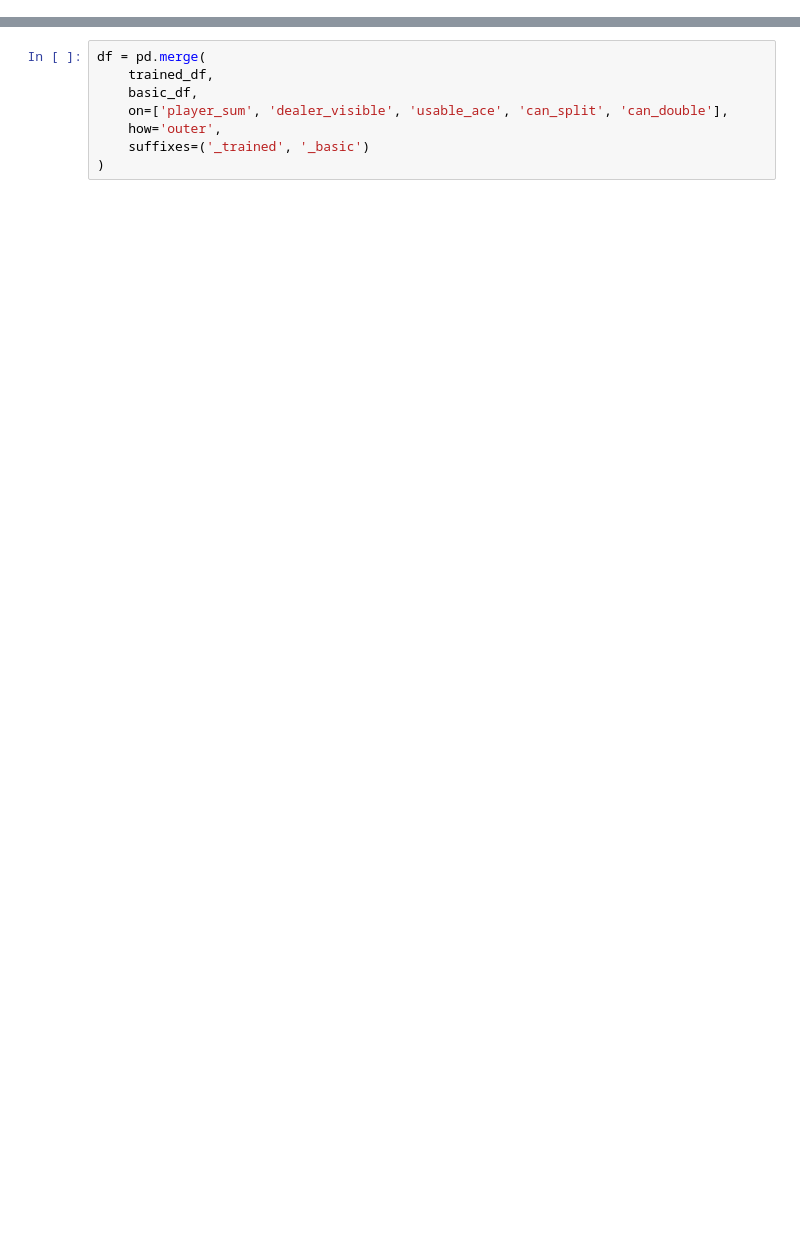
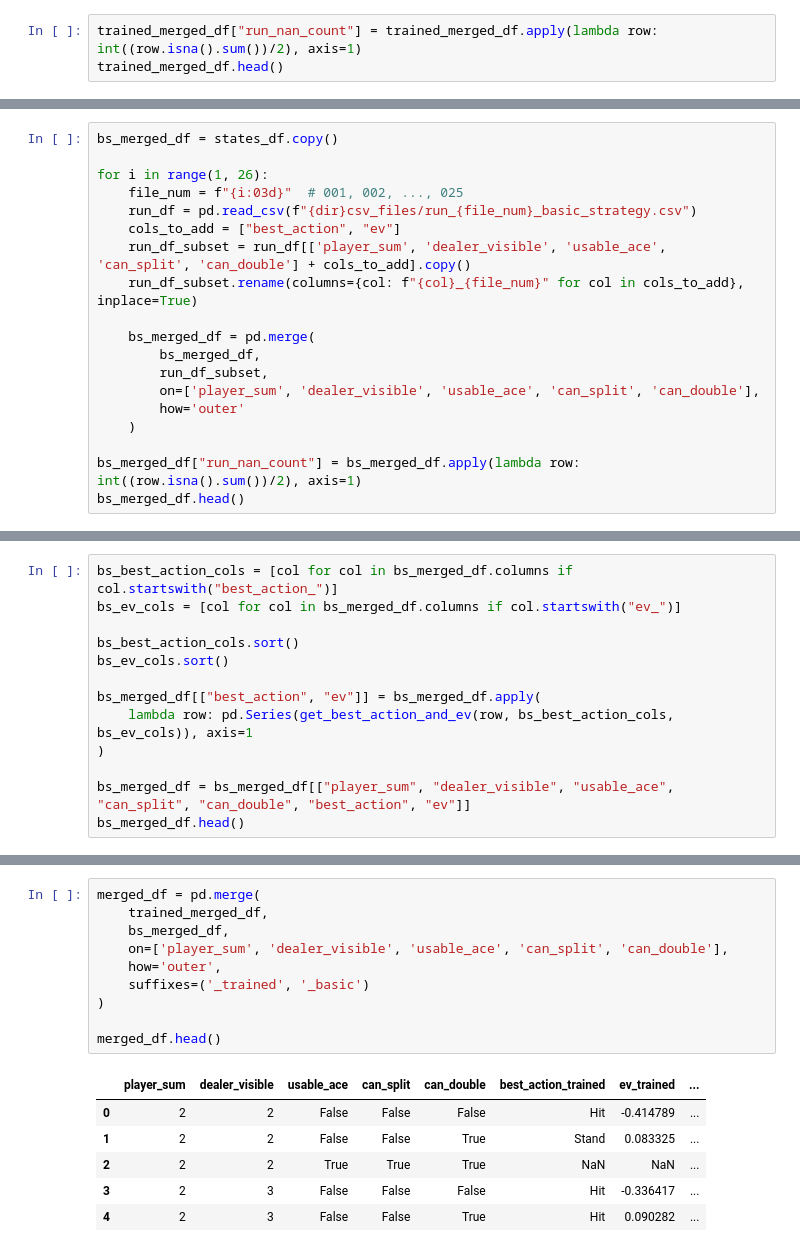
Before and after one commit to BorgXQ/blackjack-optimizer, a Jupyter notebook: analysis.ipynb, the cells around one changed output, grey strips where cells are left out. Saved outputs shown, nothing was run; the diff lists cells and outputs as text; blank space fills up the shorter version.

```diff
--- a/analysis.ipynb
+++ b/analysis.ipynb
@@ -23,0 +137,3 @@ basic_df.head(5)
+# %%
+trained_merged_df["run_nan_count"] = trained_merged_df.apply(lambda row: int((row.isna().sum())/2), axis=1)
+trained_merged_df.head()
@@ -23,0 +212,19 @@ basic_df.head(5)
+# %%
+bs_merged_df = states_df.copy()
+
+for i in range(1, 26):
+    file_num = f"{i:03d}"  # 001, 002, ..., 025
+    run_df = pd.read_csv(f"{dir}csv_files/run_{file_num}_basic_strategy.csv")
+    cols_to_add = ["best_action", "ev"]
+    run_df_subset = run_df[['player_sum', 'dealer_visible', 'usable_ace', 'can_split', 'can_double'] + cols_to_add].copy()
+    run_df_subset.rename(columns={col: f"{col}_{file_num}" for col in cols_to_add}, inplace=True)
+
+    bs_merged_df = pd.merge(
+        bs_merged_df,
+        run_df_subset,
+        on=['player_sum', 'dealer_visible', 'usable_ace', 'can_split', 'can_double'],
+        how='outer'
+    )
+
+bs_merged_df["run_nan_count"] = bs_merged_df.apply(lambda row: int((row.isna().sum())/2), axis=1)
+bs_merged_df.head()
@@ -23,0 +253,13 @@ basic_df.head(5)
+# %%
+bs_best_action_cols = [col for col in bs_merged_df.columns if col.startswith("best_action_")]
+bs_ev_cols = [col for col in bs_merged_df.columns if col.startswith("ev_")]
+
+bs_best_action_cols.sort()
+bs_ev_cols.sort()
+
+bs_merged_df[["best_action", "ev"]] = bs_merged_df.apply(
+    lambda row: pd.Series(get_best_action_and_ev(row, bs_best_action_cols, bs_ev_cols)), axis=1
+)
+
+bs_merged_df = bs_merged_df[["player_sum", "dealer_visible", "usable_ace", "can_split", "can_double", "best_action", "ev"]]
+bs_merged_df.head()
@@ -24,9 +275,18 @@ basic_df.head(5)
 # %%
-df = pd.merge(
-    trained_df,
-    basic_df,
+merged_df = pd.merge(
+    trained_merged_df,
+    bs_merged_df,
     on=['player_sum', 'dealer_visible', 'usable_ace', 'can_split', 'can_double'],
     how='outer',
     suffixes=('_trained', '_basic')
 )
+
+merged_df.head()
+# %% [output]
+|  | player_sum | dealer_visible | usable_ace | can_split | can_double | best_action_trained | ev_trained | ... |
+| 0 | 2 | 2 | False | False | False | Hit | -0.414789 | ... |
+| 1 | 2 | 2 | False | False | True | Stand | 0.083325 | ... |
+| 2 | 2 | 2 | True | True | True | NaN | NaN | ... |
+| 3 | 2 | 3 | False | False | False | Hit | -0.336417 | ... |
+| 4 | 2 | 3 | False | False | True | Hit | 0.090282 | ... |
 # %%
```
Also changed, not shown: parts of 33 cells of this notebook.
